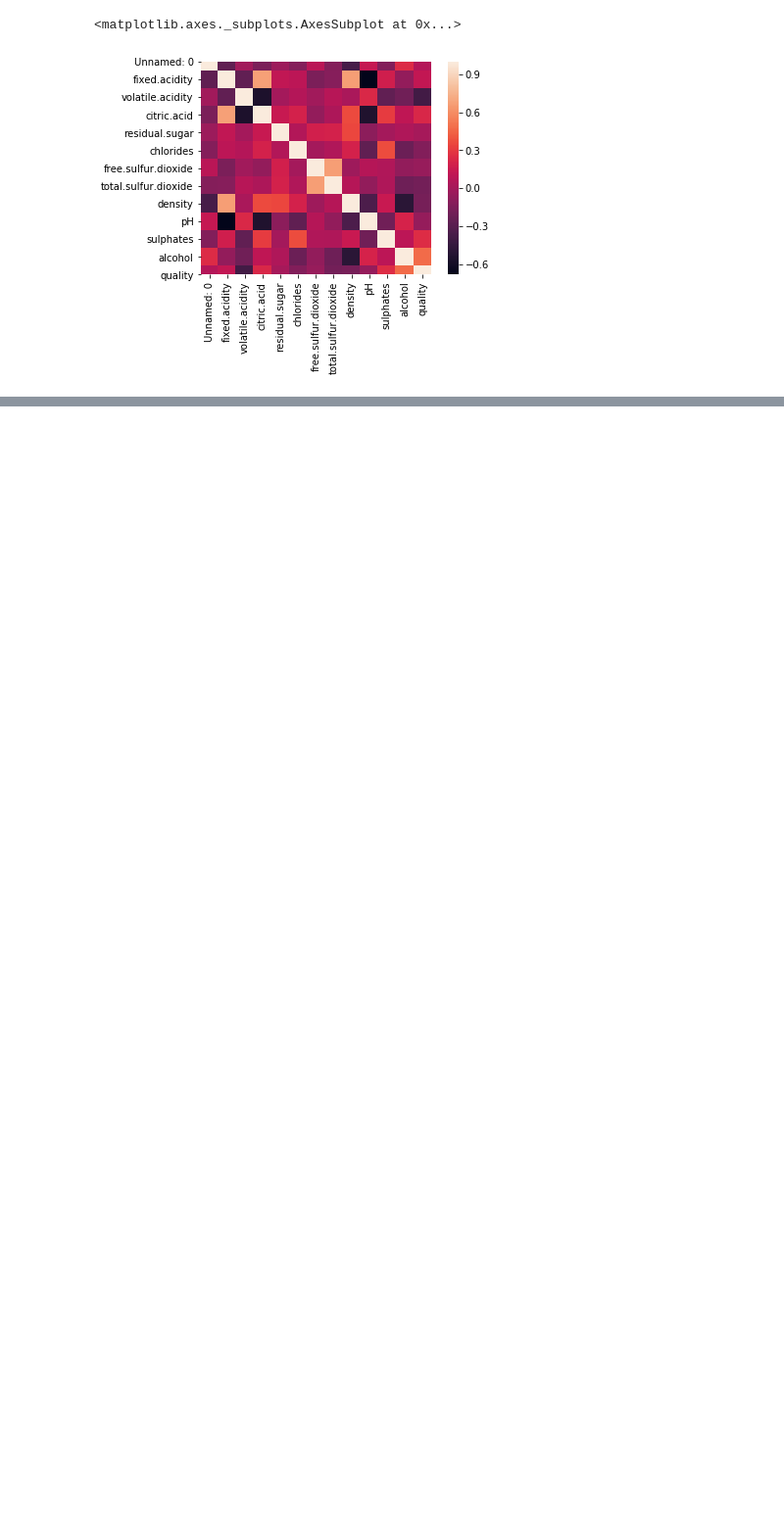
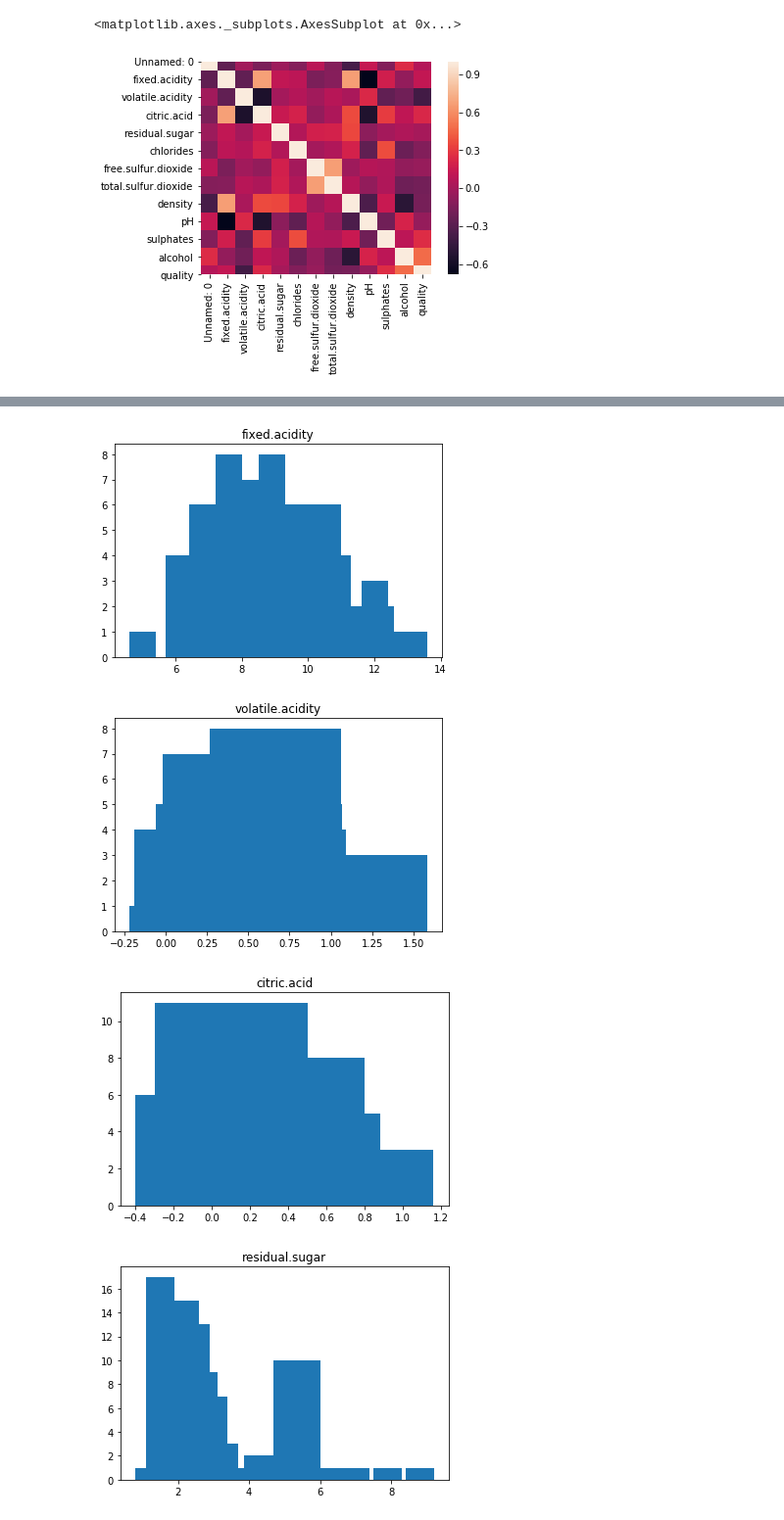
Before and after one commit to iamchiragshekars/Machine-Learning, a Jupyter notebook: Classification/Naive_Bayes-Algorithm.ipynb, the cells around one changed output, grey strips where cells are left out. Shown at 98% size. Cells and saved outputs as stored; diff of their text form; code cells hidden in the pictures; blank space fills up the shorter version.

```diff
--- a/Classification/Naive_Bayes-Algorithm.ipynb
+++ b/Classification/Naive_Bayes-Algorithm.ipynb
@@ -77,0 +144,11 @@ y_test.value_counts().plot('barh')
+# %%
+#visualize the number of values in each feature in the test dataset
+for column in dataset.columns[1:-1]:
+    plt.bar(X_test[column].unique(),X_test[column].value_counts())
+    plt.title(column)
+    plt.show()
+# %% [output]
+[figure, added]
+[figure, added]
+[figure, added]
+[figure, added]
```
Also changed, not shown: parts of 19 cells of this notebook, 1 other file.
